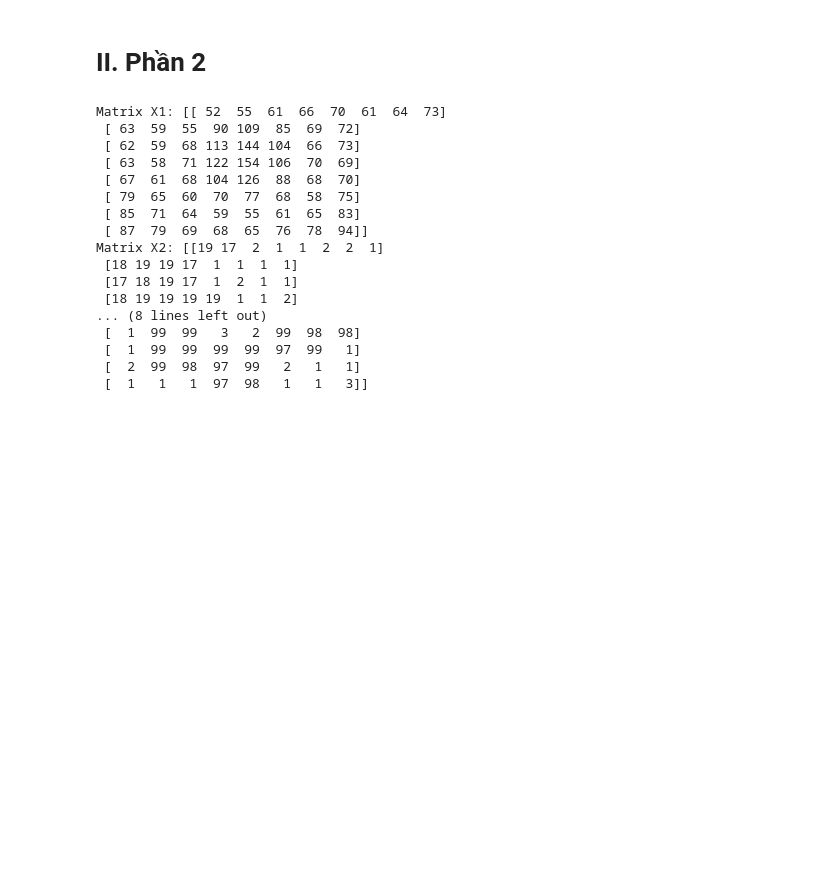
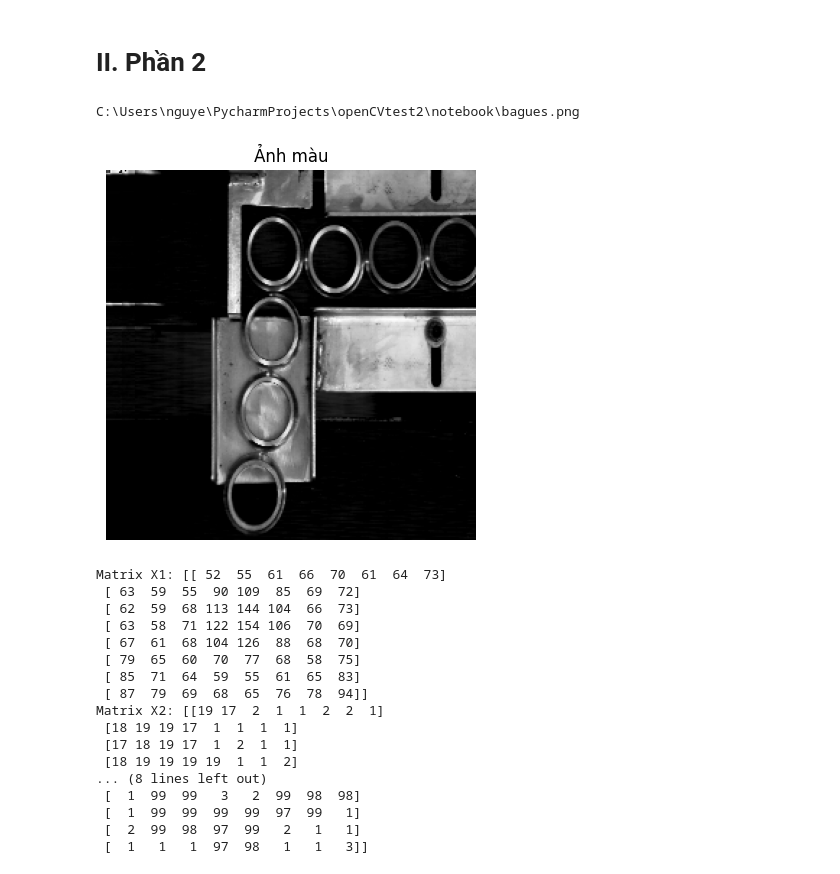
Before and after one commit to ndtwork/OpenCV-xu-ly-anh2.0, a Jupyter notebook: notebook/baitap.ipynb, the cells around one changed output. Saved outputs shown, nothing was run; the diff lists cells and outputs as text; code cells hidden in the pictures; blank space fills up the shorter version.

```diff
--- a/notebook/baitap.ipynb
+++ b/notebook/baitap.ipynb
@@ -0,0 +1,22 @@
+# %%
+import cv2
+import matplotlib.pyplot as plt
+
+# Đường dẫn tới ảnh (đảm bảo đường dẫn này là chính xác)
+image_path = r"C:\Users\nguye\PycharmProjects\openCVtest2\notebook\bagues.png"  # Ví dụ: đường dẫn tương đối
+print (image_path)
+# Đọc ảnh bằng OpenCV
+img_color = cv2.imread(image_path)
+
+# Kiểm tra xem ảnh có đọc được không
+if img_color is None:
+    print("Không tìm thấy ảnh. Vui lòng kiểm tra lại đường dẫn:", image_path)
+else:
+    # Chuyển ảnh từ BGR sang RGB để hiển thị chính xác trong matplotlib
+    img_rgb = cv2.cvtColor(img_color, cv2.COLOR_BGR2RGB)
+
+    # Hiển thị ảnh
+    plt.imshow(img_rgb)
+    plt.axis("off")  # Tắt hiển thị trục
+    plt.title("Ảnh màu")
+    plt.show()
@@ -1,5 +26,30 @@
 # %% [markdown]
 # II. Phần 2
+# %%
+import cv2
+import matplotlib.pyplot as plt
+
+# Đường dẫn tới ảnh (đảm bảo đường dẫn này là chính xác)
+image_path = r"C:\Users\nguye\PycharmProjects\openCVtest2\notebook\bagues.png"  # Ví dụ: đường dẫn tương đối
+print (image_path)
+# Đọc ảnh bằng OpenCV
+img_color = cv2.imread(image_path)
+
+# Kiểm tra xem ảnh có đọc được không
+if img_color is None:
+    print("Không tìm thấy ảnh. Vui lòng kiểm tra lại đường dẫn:", image_path)
+else:
+    # Chuyển ảnh từ BGR sang RGB để hiển thị chính xác trong matplotlib
+    img_rgb = cv2.cvtColor(img_color, cv2.COLOR_BGR2RGB)
+
+    # Hiển thị ảnh
+    plt.imshow(img_rgb)
+    plt.axis("off")  # Tắt hiển thị trục
+    plt.title("Ảnh màu")
+    plt.show()
+# %% [output]
+C:\Users\nguye\PycharmProjects\openCVtest2\notebook\bagues.png
+[figure, added]
 # %%
 import numpy as np
 import matplotlib.pyplot as plt
```
Also changed, not shown: parts of 2 cells of this notebook, 14 other files.
